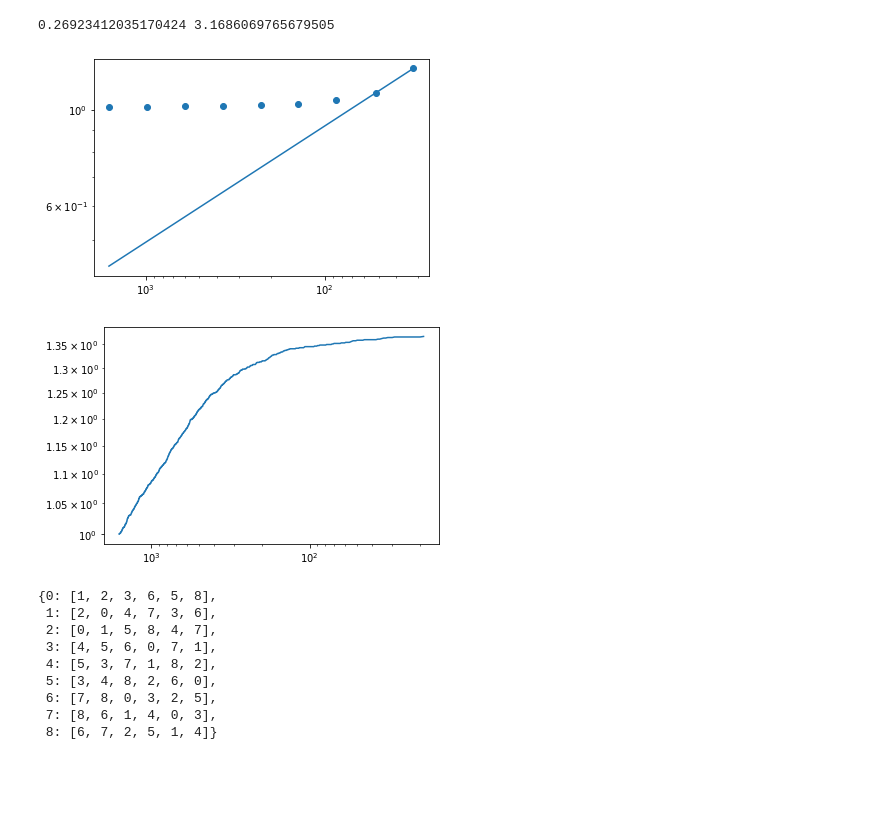
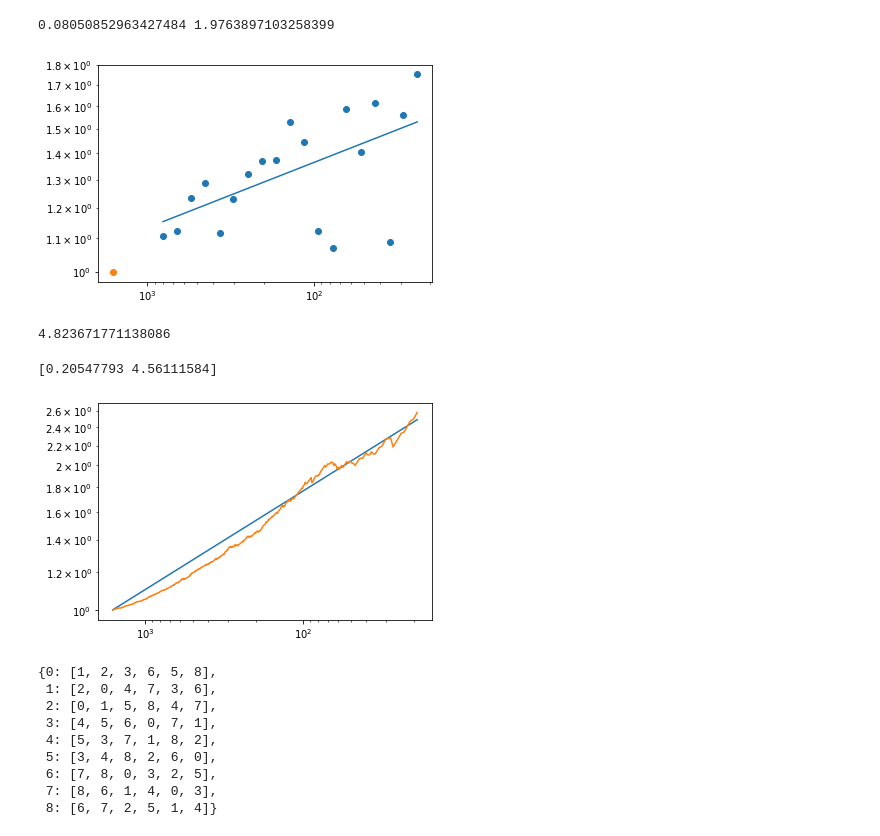
Before and after one commit to tsgaurav/Ising_RSRG, a Jupyter notebook: ipynb_notebooks/Log_Ising_Decimation_2D.ipynb, the cells around one changed output. Saved outputs shown, nothing was run; the diff lists cells and outputs as text; code cells hidden in the pictures; blank space fills up the shorter version.

```diff
--- a/ipynb_notebooks/Log_Ising_Decimation_2D.ipynb
+++ b/ipynb_notebooks/Log_Ising_Decimation_2D.ipynb
@@ -146,12 +146,12 @@ def random_nnnDist(w,a,b,custDist,size=None, nControl=10**6):
 a=0.1
 b=0.1
 def linDist(x, a, b):
-    return a + b*x
+    return (a + b*x)/3
 samples=random_nnDist(a,b,custDist=linDist,size=100000)
 #print(samples)
 
 def linDist_nn(x, a, b):
-    return (a + b*x)/3.0
+    return (a + b*x)
 
 plt.hist(np.array(samples), density=True, bins = 20)
 
@@ -296,7 +316,7 @@ class log_system:
         self.Gamma_array.append(Gamma)
 
         if self.track_moments: self.moment_list.append(self.get_moment())
-        if self.num_dec%50 == 0:
+        if False:#self.num_dec%50 == 0:
             mask = np.any(self.zeta_ij_vals>10)
 
             r_ind, c_ind = mask.nonzero()
@@ -330,9 +350,6 @@ class log_system:
 
 
         self.zeta_ij_vals[self.adj_ind[i], i] = self.zeta_ij_vals[i,self.adj_ind[i]]
-
-        #eye = chunk_deleter([j], self.size)
-        #self.zeta_ij_vals = eye.dot(self.zeta_ij_vals).dot(eye)
 
         # Set the specified row to zero
         self.zeta_ij_vals.data[self.zeta_ij_vals.indptr[j]:self.zeta_ij_vals.indptr[j +1]] = 0
@@ -377,10 +394,6 @@ class log_system:
 
         self.zeta_ij_vals[np.ix_(adj_i, adj_i)] = sparse.csr_matrix(zeta_subblock)
 
-
-        #eye = chunk_deleter([i], self.size)
-        #self.zeta_ij_vals = eye.dot(self.zeta_ij_vals).dot(eye)
-
         # Set the specified row to zero
         self.zeta_ij_vals.data[self.zeta_ij_vals.indptr[i]:self.zeta_ij_vals.indptr[i +1]] = 0
 
@@ -397,7 +410,7 @@ class log_system:
 
     def get_moment(self):
         rd = self.reverse_dict
-        clust_size_list = np.array([len(clust) for clust in rd.values() if clust is not None])
+        clust_size_list = np.array([len(clust) for clust in rd.values() if clust is not None and self.beta_vals[clust].any()>0])
         return clust_size_list.mean()
 # %%
 def extract_width(hs, Om):
@@ -411,8 +424,8 @@ def extract_width(hs, Om):
 #Generate list of equidistant points on log scaled axes for given system size and decimation steps
 def gen_check_list(size, steps, divs):
     i_vals = np.arange(divs)
-    C = np.log(size/(size-steps))/(divs-1)
-    return np.floor(size*np.exp(-i_vals * C)).astype(int)
+    C = np.log(0.5*size/(size-steps))/(divs-1)
+    return np.floor(0.5*size*np.exp(-i_vals * C)).astype(int)
 
 L = 40
 steps = L*L - 20
@@ -427,17 +440,13 @@ measure_list = np.floor(steps*(1/(1.1**np.arange(1,60))))
 measure_list = measure_list.astype(int)
 check_list = np.floor(L*L*(1- 1/(3**np.arange(4))))  #Indices at which the distribution of couplings is measured
 
-runs = 10
+runs = 3
 
 
-check_list = gen_check_list(L*L, steps, 10)
-measure_list = gen_check_list(L*L, steps, 50)
+measure_list = L*L - gen_check_list(L*L, steps, 20)
 
-zeta_dist_list = [np.array([]) for i in range(10)]
-beta_dist_list = [np.array([]) for i in range(10)]
-
-a_vals = np.array([0.3])
-b_vals = np.array([0.3])
+zeta_dist_list = [np.array([]) for i in range(20)]
+beta_dist_list = [np.array([]) for i in range(20)]
 
 n_bins_h = 40
 # %%
@@ -453,17 +462,18 @@ for run in range(runs):
     for a_ind, a in enumerate(a_vals):
         for b_ind, b in enumerate(b_vals):
             nn_ind = triangle_nn_indices(L)
-            zeta_ij_vals = fill_zeta_ij_matrix_width(L*L, nn_ind, a, b, w)
+            #zeta_ij_vals = fill_zeta_ij_matrix_width(L*L, nn_ind, a, b, w)
+            zeta_ij_vals = fill_zeta_ij_matrix(L*L, nn_ind, nn_ind, a, b)
             beta_vals = np.random.exponential(size=L*L)
             test = log_system(L*L, nn_ind, zeta_ij_vals, beta_vals, track_moments=True)
 
             for i in range(steps+1):
-                if i in check_list:
+                if i in measure_list:
                     beta_remain = test.beta_vals
                     beta_remain = beta_remain[beta_remain!=0]
                     beta_dist_list[check_list_acc] = np.concatenate((beta_dist_list[check_list_acc],beta_remain))
 
-                    zeta_remain = test.zeta_ij_vals.data[test.zeta_ij_vals.data<10]
+                    zeta_remain = test.zeta_ij_vals.data[test.zeta_ij_vals.data<15]
                     zeta_dist_list[check_list_acc] = np.concatenate((zeta_dist_list[check_list_acc], zeta_remain))
 
                     check_list_acc+=1
@@ -575,26 +572,35 @@ plt.legend()
 # %%
 plt.scatter(N_list, width_list)
 
-popt, pcov = curve_fit(power_law_scale, N_list[-2:], width_list[-2:])
+popt, pcov = curve_fit(power_law_scale, N_list, width_list)
 plt.plot(N_list, power_law_scale(N_list, *popt))
+plt.scatter(L*L, 1)
 
 plt.gca().invert_xaxis()
 plt.xscale('log')
 plt.yscale('log')
 print(*popt)
 # %% [output]
-0.26923412035170424 3.1686069765679505
+0.08050852963427484 1.9763897103258399
-[figure, old version]
+[figure, new version]
+# %%
+np.array(test.Gamma_array).sum()
+# %% [output]
+4.823671771138086
 # %%
 x = L*L - np.arange(steps+2)
 y = test.moment_list
 
+popt, pcov = curve_fit(power_law_scale, x[-150:], y[-150:])
+print(popt)
+plt.plot(x, power_law_scale(x, *popt))
 plt.plot(x, y)
 plt.xscale('log')
 plt.yscale('log')
 plt.gca().invert_xaxis()
 # %% [output]
+[0.20547793 4.56111584]
-[figure, old version]
+[figure, new version]
 # %%
 L = 3
 a,b,w = 0.1, 0.105, 6
```
Also changed, not shown: parts of 7 cells of this notebook, 5 other files.
